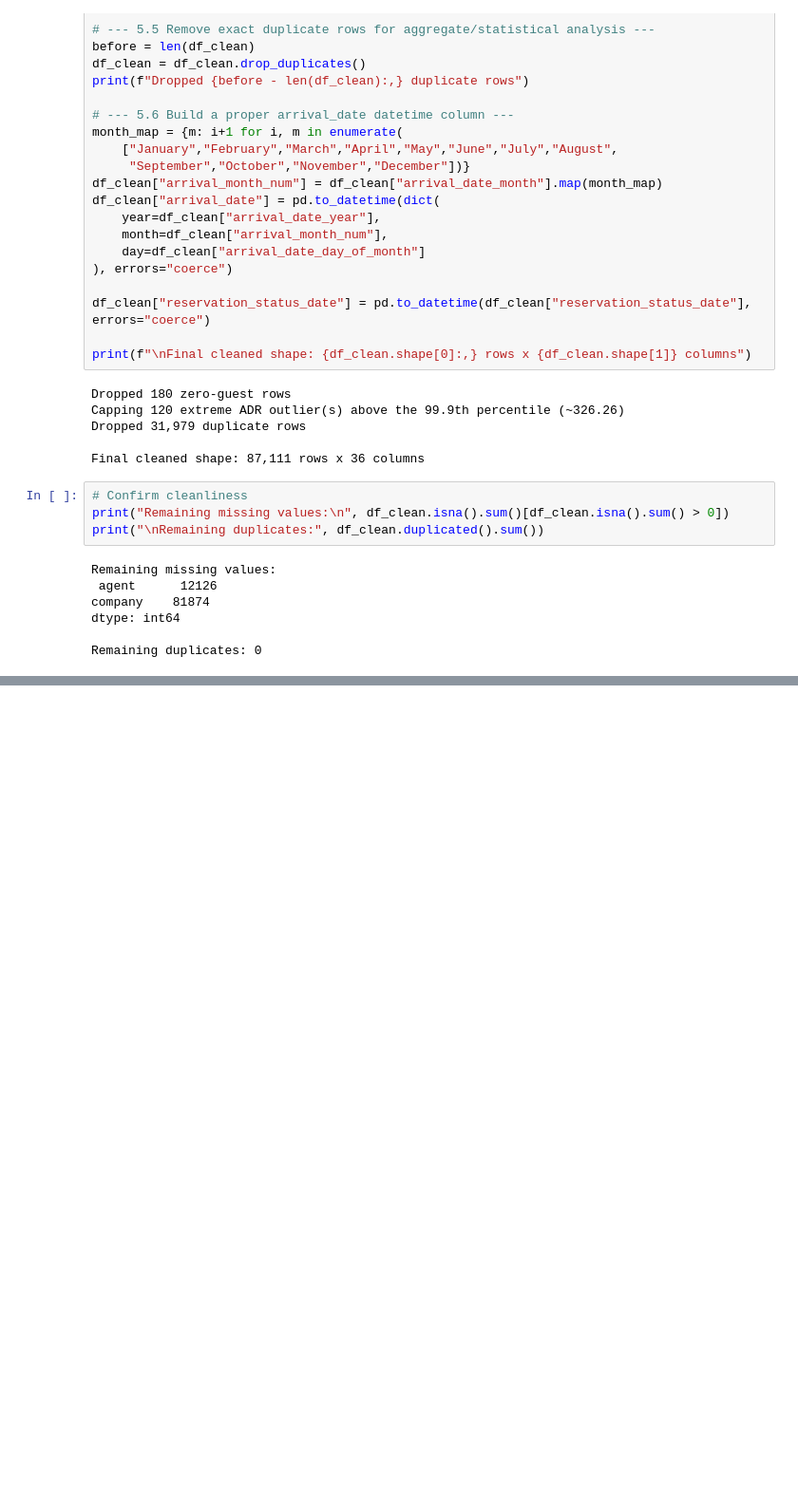
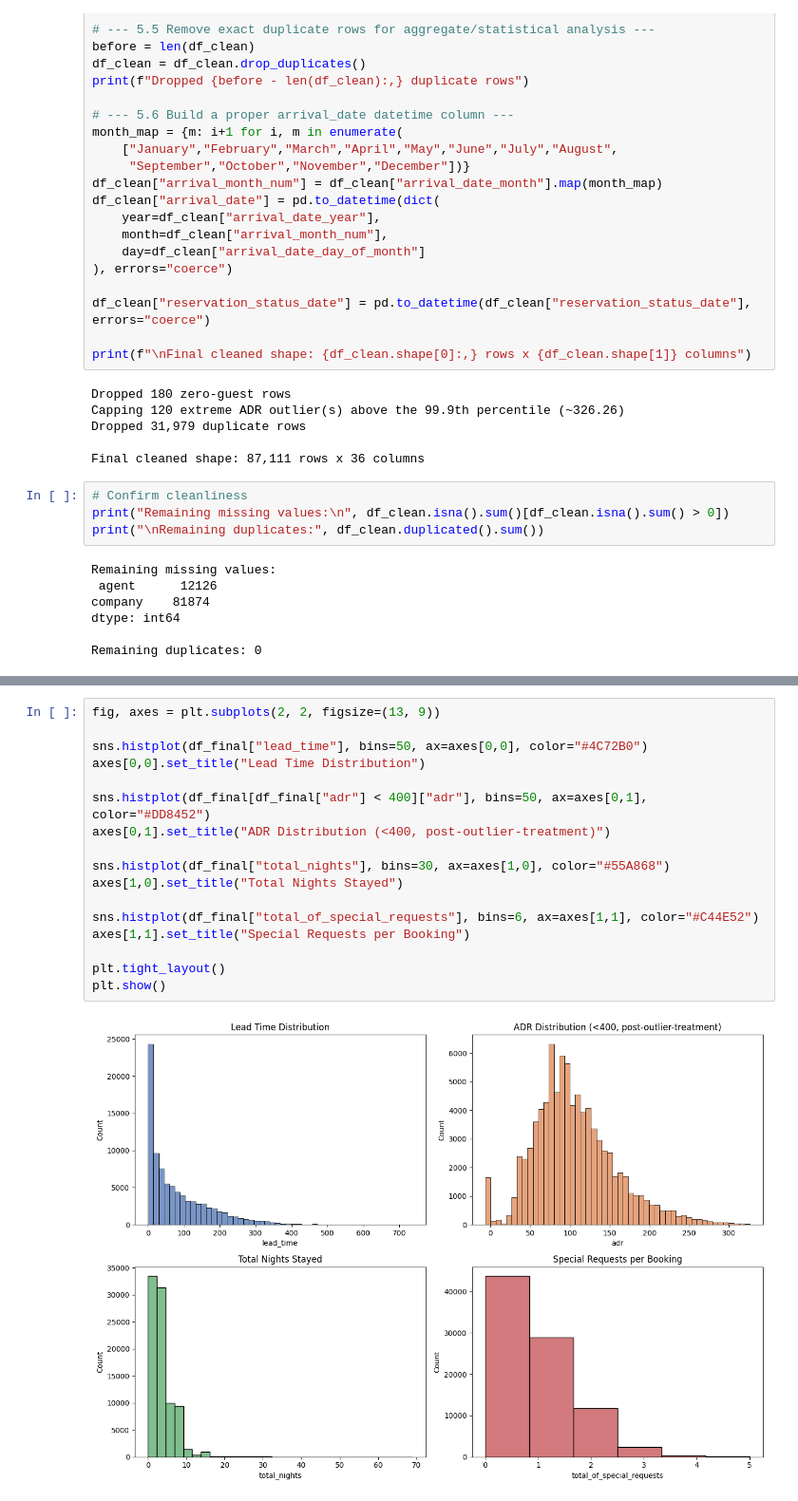
Before and after one commit to theaditya24/COMPLETE-PYTHON-FOR-DATA-ANALYTICS, a Jupyter notebook: Hotel Booking EDA/EDA Hotel Booking.ipynb, the cells around one changed output, grey strips where cells are left out. Shown at 95% size. Drawn from its saved outputs; the diff is of its cells as text; blank space fills up the shorter version.

```diff
--- a/Hotel Booking EDA/EDA Hotel Booking.ipynb
+++ b/Hotel Booking EDA/EDA Hotel Booking.ipynb
@@ -238,0 +300,19 @@ Remaining duplicates: 0
+# %%
+fig, axes = plt.subplots(2, 2, figsize=(13, 9))
+
+sns.histplot(df_final["lead_time"], bins=50, ax=axes[0,0], color="#4C72B0")
+axes[0,0].set_title("Lead Time Distribution")
+
+sns.histplot(df_final[df_final["adr"] < 400]["adr"], bins=50, ax=axes[0,1], color="#DD8452")
+axes[0,1].set_title("ADR Distribution (<400, post-outlier-treatment)")
+
+sns.histplot(df_final["total_nights"], bins=30, ax=axes[1,0], color="#55A868")
+axes[1,0].set_title("Total Nights Stayed")
+
+sns.histplot(df_final["total_of_special_requests"], bins=6, ax=axes[1,1], color="#C44E52")
+axes[1,1].set_title("Special Requests per Booking")
+
+plt.tight_layout()
+plt.show()
+# %% [output]
+[figure, added]
```
Also changed, not shown: parts of 39 cells of this notebook, 1 other file.
